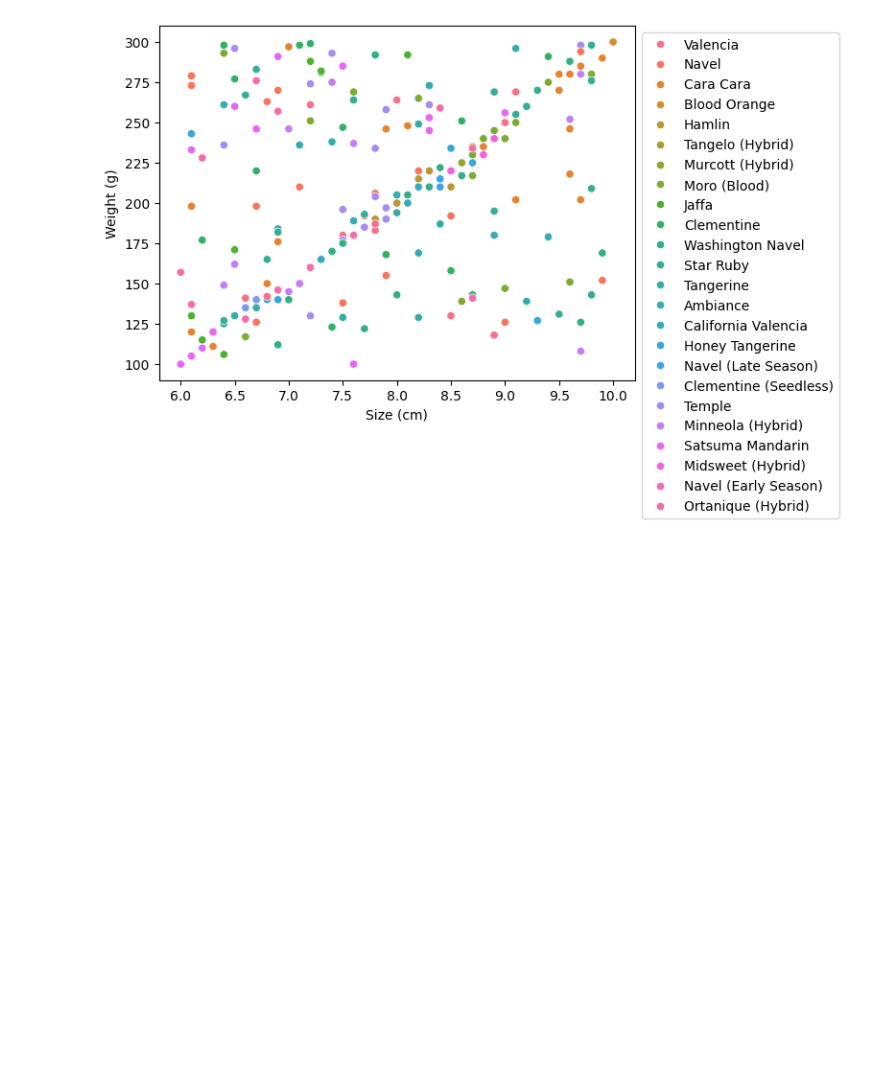
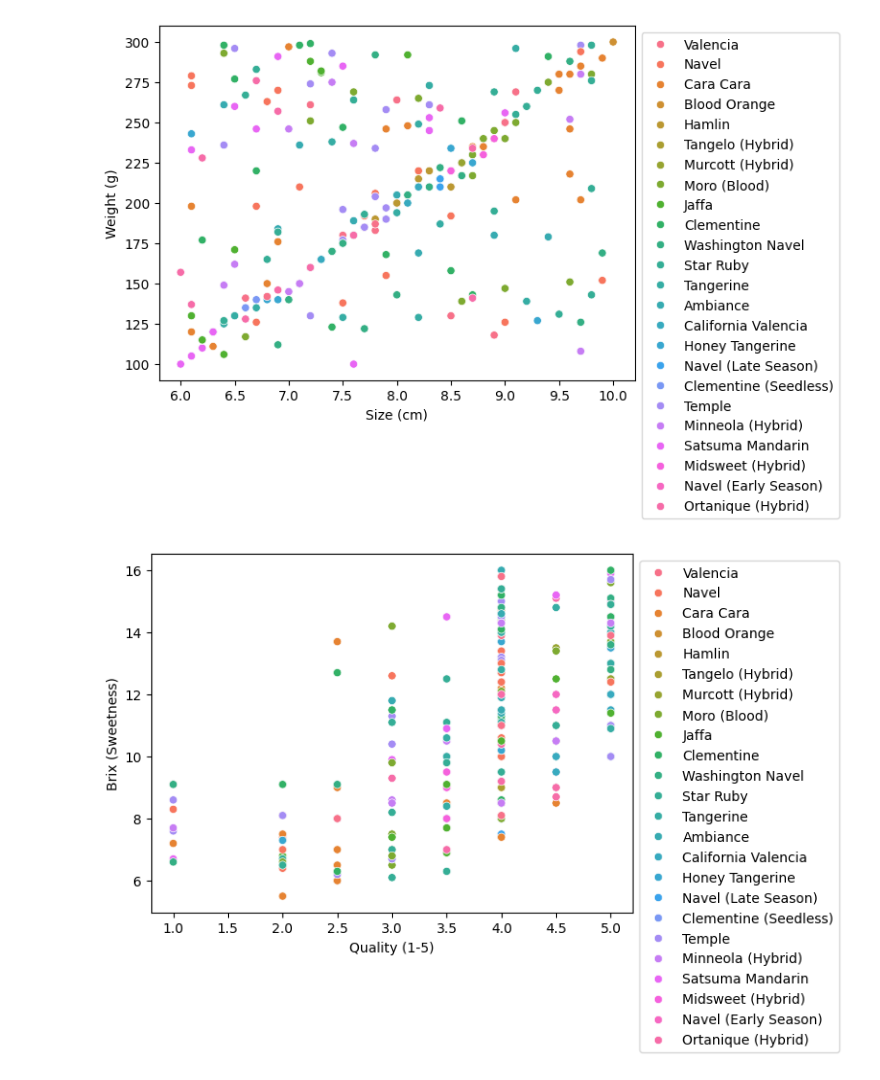
Before and after one commit to abidubaidillh/EDA-AI-7, a Jupyter notebook: orange_quality_eda.ipynb, the cells around one changed output. Drawn from its saved outputs; the diff is of its cells as text; code cells hidden in the pictures; blank space fills up the shorter version.

```diff
--- a/orange_quality_eda.ipynb
+++ b/orange_quality_eda.ipynb
@@ -153,10 +150,12 @@ plt.show()
 [figure]
 # %%
 # Relation between variables
-sns.scatterplot(x='', y='Weight (g)',
+sns.scatterplot(x='Quality (1-5)', y='Brix (Sweetness)',
                 hue='Variety', data=df, )
 
 # Placing Legend outside the Figure
 plt.legend(bbox_to_anchor=(1, 1), loc=2)
 
 plt.show()
+# %% [output]
+[figure, added]
```
Also changed, not shown: parts of 22 cells of this notebook, 2 other files.
